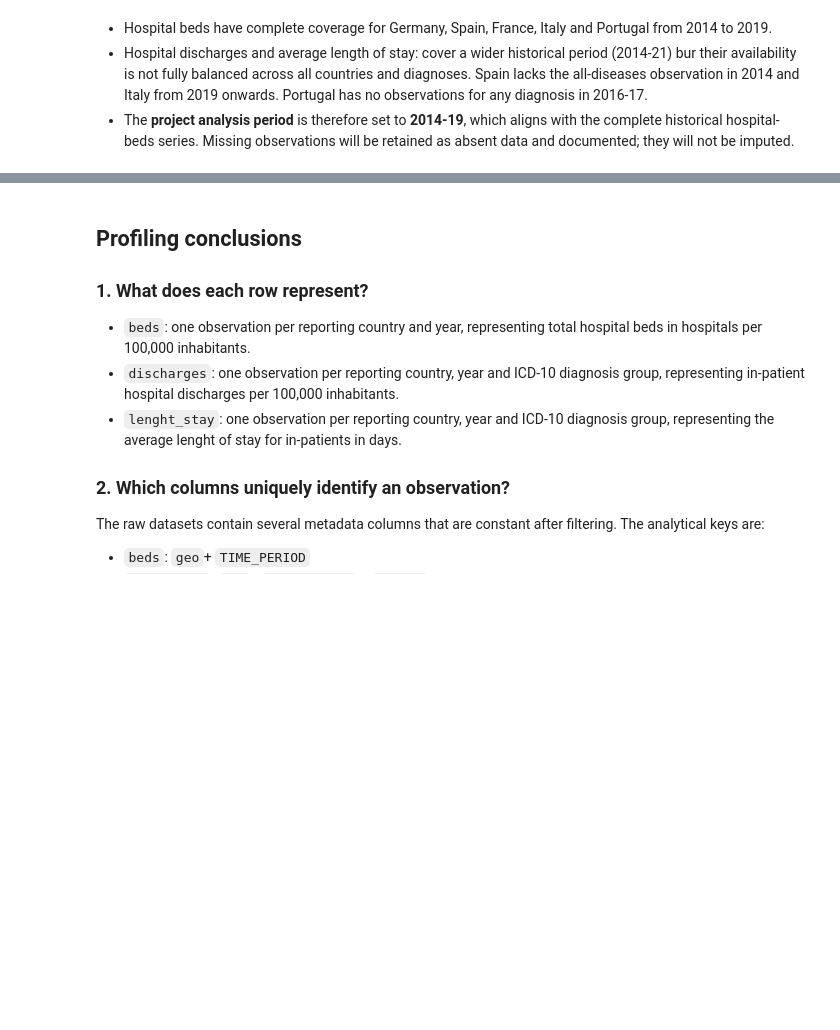
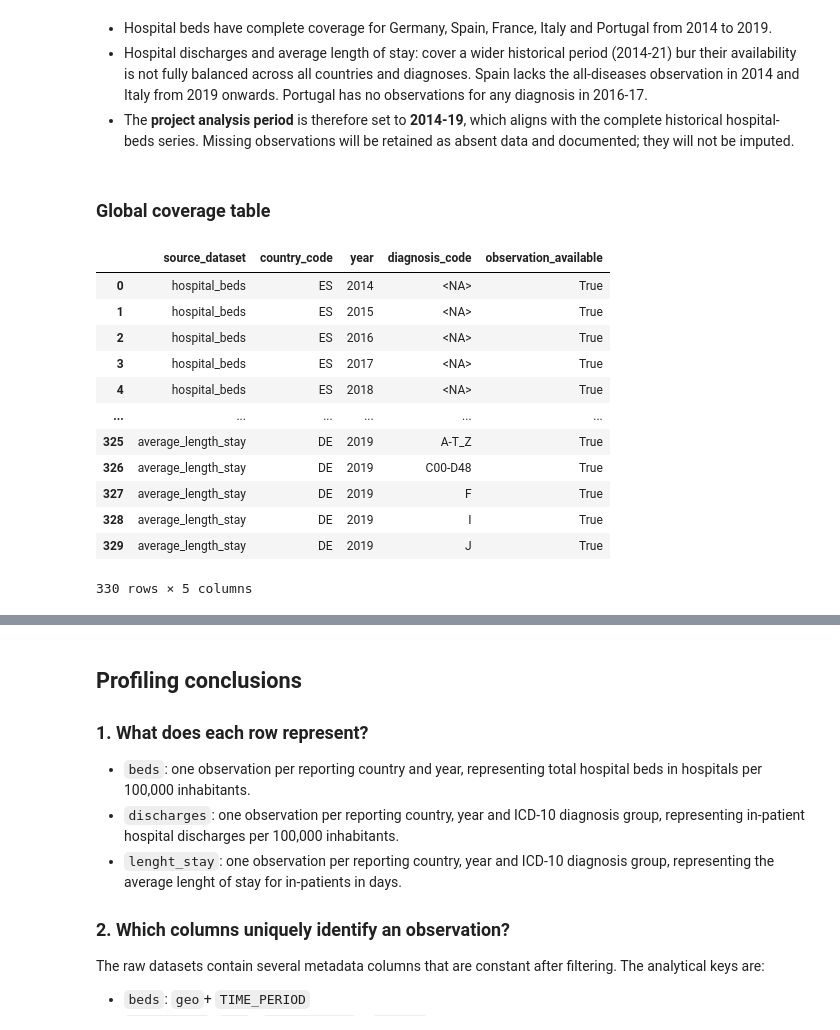
Before and after one commit to eleacos/european-hospital-analytics, a Jupyter notebook: notebooks/01_data_profiling.ipynb, the cells around one changed output, grey strips where cells are left out. Cells and saved outputs as stored; diff of their text form; code cells hidden in the pictures; blank space fills up the shorter version.

Commit message:
Data cleaning

```diff
--- a/notebooks/01_data_profiling.ipynb
+++ b/notebooks/01_data_profiling.ipynb
@@ -419,3 +417,9 @@ length_stay_coverage
 - Hospital beds have complete coverage for Germany, Spain, France, Italy and Portugal from 2014 to 2019.
 - Hospital discharges and average length of stay: cover a wider historical period (2014-21) bur their availability is not fully balanced across all countries and diagnoses. Spain lacks the all-diseases observation in 2014 and Italy from 2019 onwards. Portugal has no observations for any diagnosis in 2016-17.
 - The **project analysis period** is therefore set to **2014-19**, which aligns with the complete historical hospital-beds series. Missing observations will be retained as absent data and documented; they will not be imputed.
+# %% [markdown]
+### Global coverage table
+# %%
+COUNTRIES = ["ES", "PT", "FR", "IT", "DE"]
+ANALYSIS_YEARS = list(range(2014,2020))
+DIAGNOSES = ["A-T_Z", "C00-D48", "F", "I", "J"]
@@ -421,0 +489,42 @@ length_stay_coverage
+# %%
+beds_coverage_audit = build_coverage_audit(
+    beds,
+    dataset_name="hospital_beds",
+)
+
+discharges_coverage_audit = build_coverage_audit(
+    discharges,
+    dataset_name="hospital_discharges",
+    has_diagnosis=True
+)
+
+length_stay_coverage_audit = build_coverage_audit(
+    length_stay,
+    dataset_name="average_length_stay",
+    has_diagnosis=True
+)
+
+data_coverage = pd.concat(
+    [
+        beds_coverage_audit,
+        discharges_coverage_audit,
+        length_stay_coverage_audit
+    ],
+    ignore_index=True
+)
+
+data_coverage
+# %% [output]
+|  | source_dataset | country_code | year | diagnosis_code | observation_available |
+| 0 | hospital_beds | ES | 2014 | <NA> | True |
+| 1 | hospital_beds | ES | 2015 | <NA> | True |
+| 2 | hospital_beds | ES | 2016 | <NA> | True |
+| 3 | hospital_beds | ES | 2017 | <NA> | True |
+| 4 | hospital_beds | ES | 2018 | <NA> | True |
+| ... | ... | ... | ... | ... | ... |
+| 325 | average_length_stay | DE | 2019 | A-T_Z | True |
+| 326 | average_length_stay | DE | 2019 | C00-D48 | True |
+| 327 | average_length_stay | DE | 2019 | F | True |
+| 328 | average_length_stay | DE | 2019 | I | True |
+| 329 | average_length_stay | DE | 2019 | J | True |
+330 rows × 5 columns
```
Also changed, not shown: parts of 7 cells of this notebook, 8 other files.
